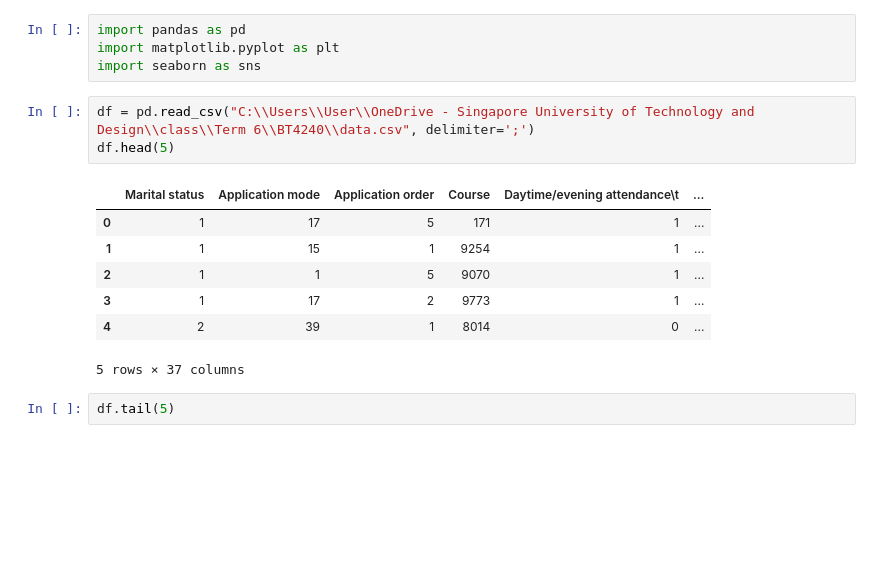
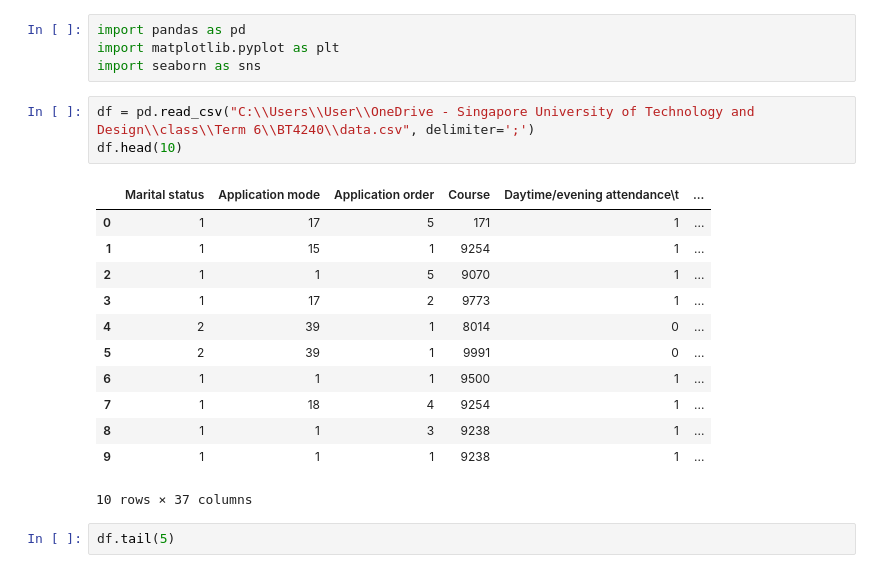
Before and after one commit to georgiakarenlau/bt4240, a Jupyter notebook: eda.ipynb, the cells around one changed output. Drawn from its saved outputs; the diff is of its cells as text; blank space fills up the shorter version.

```diff
--- a/eda.ipynb
+++ b/eda.ipynb
@@ -4,15 +4,20 @@ import matplotlib.pyplot as plt
 import seaborn as sns
 # %%
 df = pd.read_csv("C:\\Users\\User\\OneDrive - Singapore University of Technology and Design\\class\\Term 6\\BT4240\\data.csv", delimiter=';')
-df.head(5)
+df.head(10)
 # %% [output]
 |  | Marital status | Application mode | Application order | Course | Daytime/evening attendance\t | ... |
 | 0 | 1 | 17 | 5 | 171 | 1 | ... |
 | 1 | 1 | 15 | 1 | 9254 | 1 | ... |
 | 2 | 1 | 1 | 5 | 9070 | 1 | ... |
 | 3 | 1 | 17 | 2 | 9773 | 1 | ... |
 | 4 | 2 | 39 | 1 | 8014 | 0 | ... |
+| 5 | 2 | 39 | 1 | 9991 | 0 | ... |
+| 6 | 1 | 1 | 1 | 9500 | 1 | ... |
+| 7 | 1 | 18 | 4 | 9254 | 1 | ... |
+| 8 | 1 | 1 | 3 | 9238 | 1 | ... |
+| 9 | 1 | 1 | 1 | 9238 | 1 | ... |
-5 rows × 37 columns
+10 rows × 37 columns
 # %%
 df.tail(5)
 # %% [output]
```
Also changed, not shown: parts of 4 cells of this notebook.
